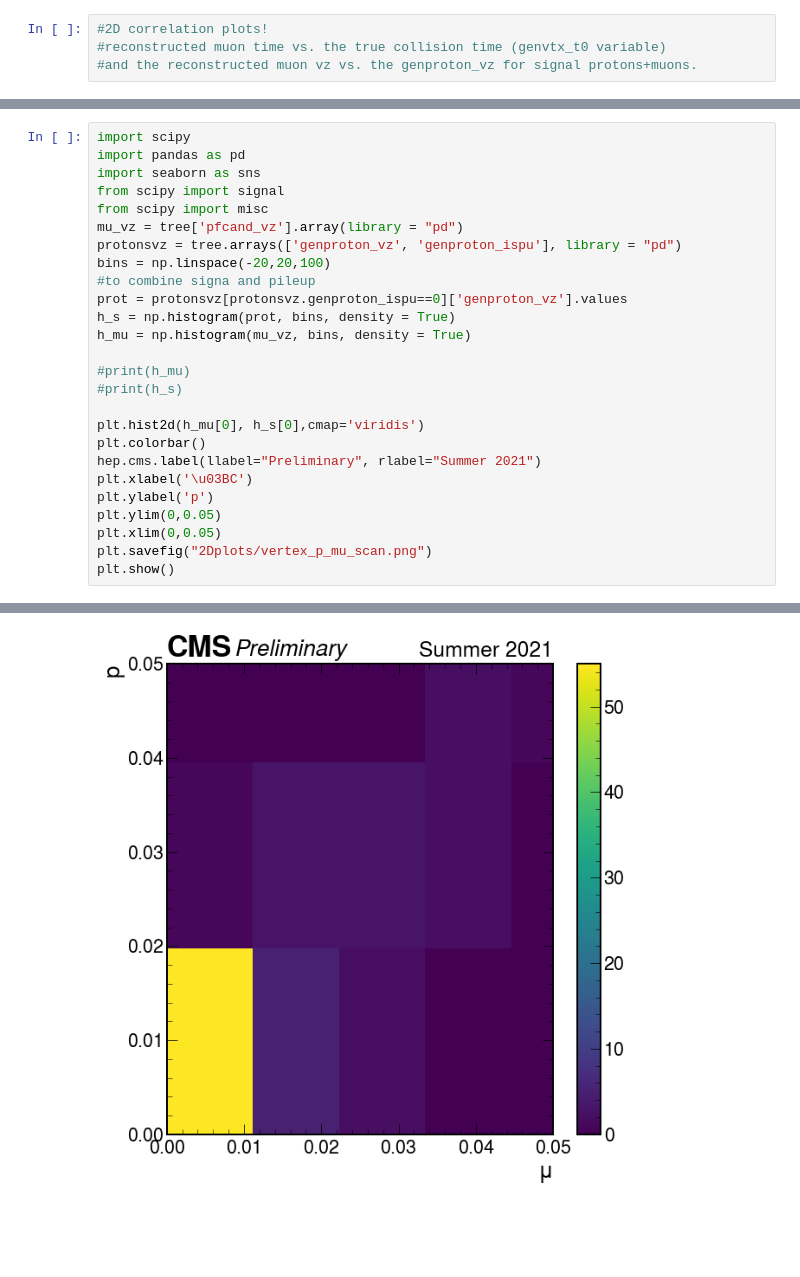
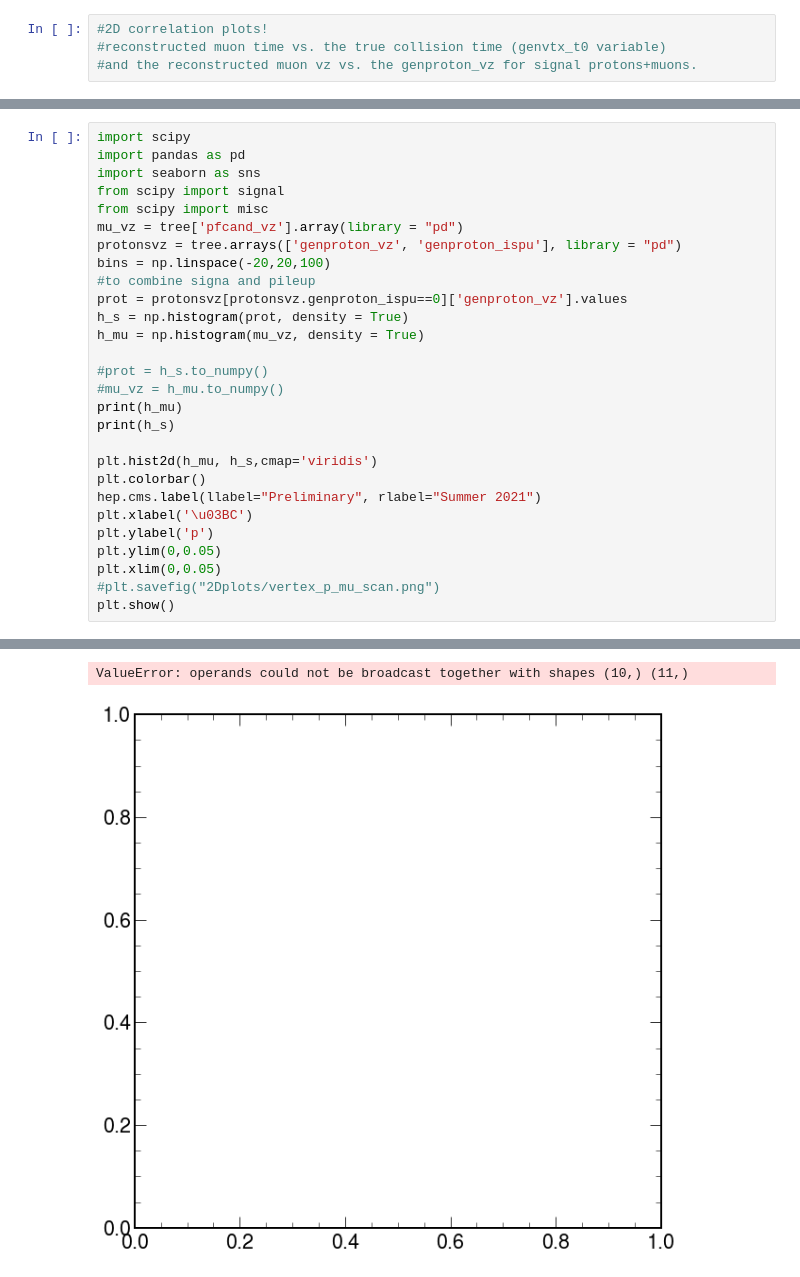
Before and after one commit to jloemker/SWAN, a Jupyter notebook: Exploration-notebook.ipynb, the cells around one changed output, grey strips where cells are left out. Drawn from its saved outputs; the diff is of its cells as text; blank space fills up the shorter version.

```diff
--- a/Exploration-notebook.ipynb
+++ b/Exploration-notebook.ipynb
@@ -383,19 +384,21 @@ protonsvz = tree.arrays(['genproton_vz', 'genproton_ispu'], library = "pd")
 bins = np.linspace(-20,20,100)
 #to combine signa and pileup
 prot = protonsvz[protonsvz.genproton_ispu==0]['genproton_vz'].values
-h_s = np.histogram(prot, bins, density = True)
-h_mu = np.histogram(mu_vz, bins, density = True)
+h_s = np.histogram(prot, density = True)
+h_mu = np.histogram(mu_vz, density = True)
 
-#print(h_mu)
-#print(h_s)
+#prot = h_s.to_numpy()
+#mu_vz = h_mu.to_numpy()
+print(h_mu)
+print(h_s)
 
-plt.hist2d(h_mu[0], h_s[0],cmap='viridis')
+plt.hist2d(h_mu, h_s,cmap='viridis')
 plt.colorbar()
 hep.cms.label(llabel="Preliminary", rlabel="Summer 2021")
 plt.xlabel('\u03BC')
 plt.ylabel('p')
 plt.ylim(0,0.05)
 plt.xlim(0,0.05)
-plt.savefig("2Dplots/vertex_p_mu_scan.png")
+#plt.savefig("2Dplots/vertex_p_mu_scan.png")
 plt.show()
 # %% [output]
@@ -402 +414,2 @@ plt.show()
+ValueError: operands could not be broadcast together with shapes (10,) (11,)
-[figure, old version]
+[figure, new version]
```
Also changed, not shown: parts of 4 cells of this notebook.
